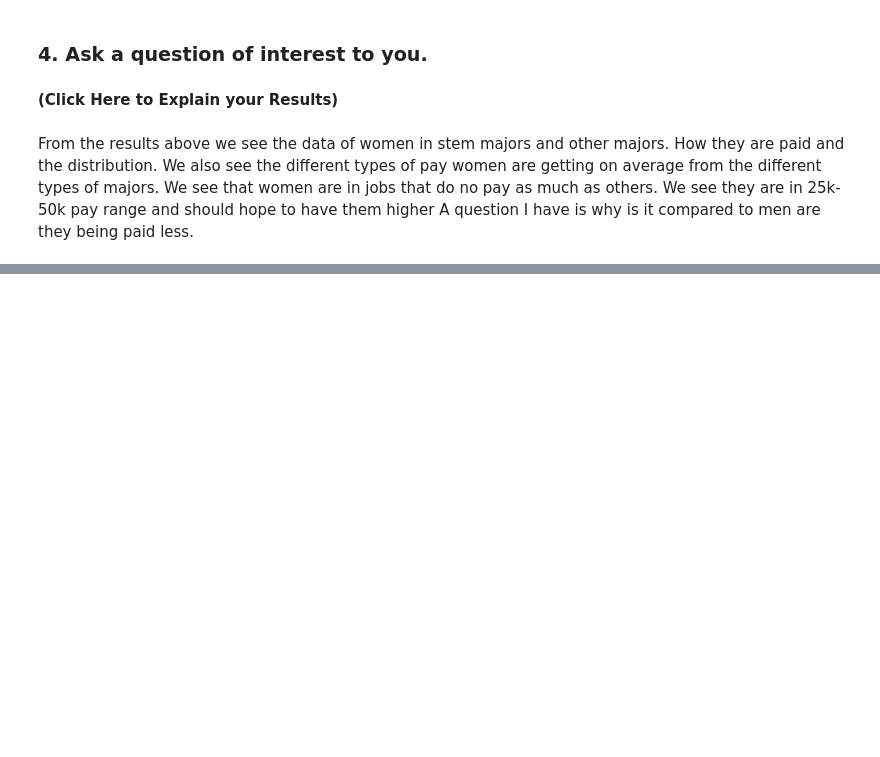
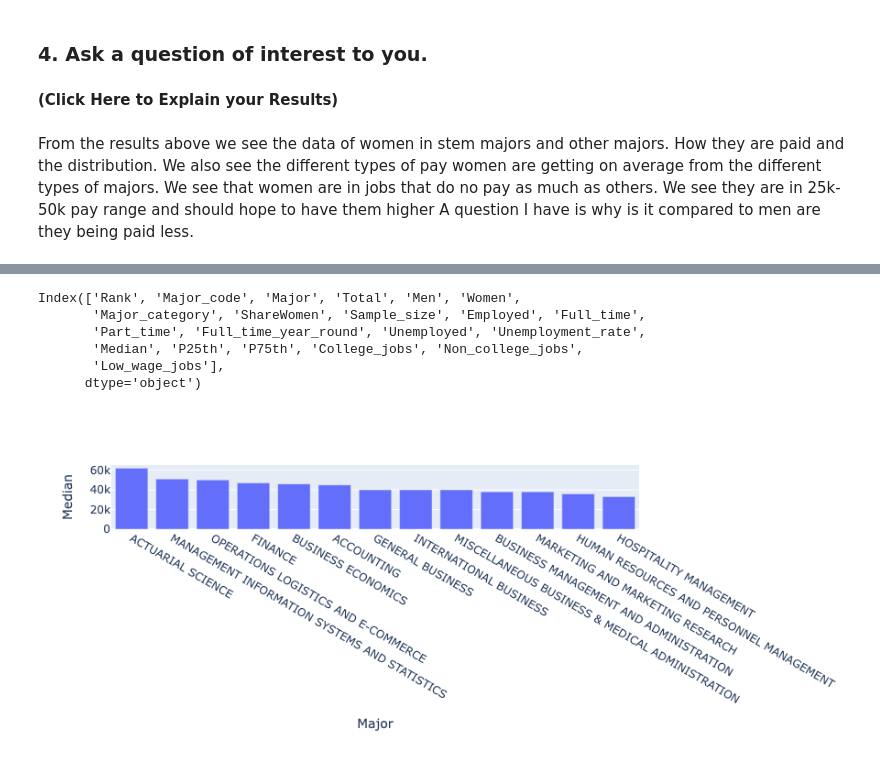
Before and after one commit to DCard2512/DATA101_Diego_Cardenas_Code, a Jupyter notebook: Day7/Day7-HW.ipynb, the cells around one changed output, grey strips where cells are left out. Drawn from its saved outputs; the diff is of its cells as text; code cells hidden in the pictures; blank space fills up the shorter version.

```diff
--- a/Day7/Day7-HW.ipynb
+++ b/Day7/Day7-HW.ipynb
@@ -424,0 +446,5 @@ A question I have is why is it compared to men are they being paid less.
+# %%
+my_cat = 'Business'
+mask = DF_raw['Major_category'] == my_cat
+DF_bus = DF_raw[mask]
+show(DF_bus)
@@ -424,0 +466,13 @@ A question I have is why is it compared to men are they being paid less.
+# %%
+DF_bus.keys()
+# %% [output]
+Index(['Rank', 'Major_code', 'Major', 'Total', 'Men', 'Women',
+       'Major_category', 'ShareWomen', 'Sample_size', 'Employed', 'Full_time',
+       'Part_time', 'Full_time_year_round', 'Unemployed', 'Unemployment_rate',
+       'Median', 'P25th', 'P75th', 'College_jobs', 'Non_college_jobs',
+       'Low_wage_jobs'],
+      dtype='object')
+# %%
+px.bar(DF_bus, x='Major', y = 'Median')
+# %% [output]
+[figure, added]
```
Also changed, not shown: parts of 3 cells of this notebook, 1 other file.
